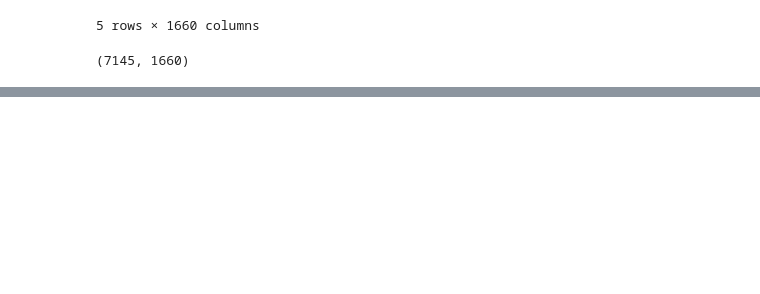
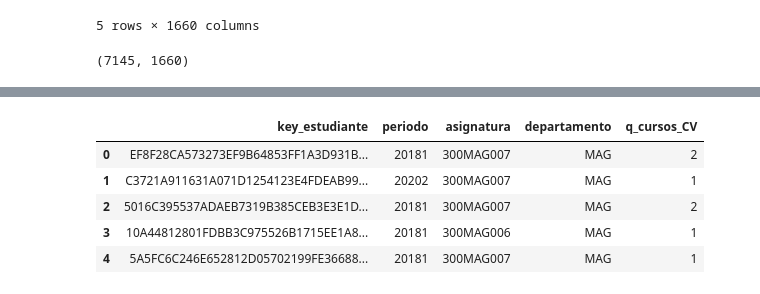
Before and after one commit to jaimereinoso2/pg2, a Jupyter notebook: prepararDATOS.ipynb, the cells around one changed output, grey strips where cells are left out. Saved outputs shown, nothing was run; the diff lists cells and outputs as text; code cells hidden in the pictures; blank space fills up the shorter version.

```diff
--- a/prepararDATOS.ipynb
+++ b/prepararDATOS.ipynb
@@ -644,0 +696,26 @@ print(DATOS.shape)
+# %%
+DATOS = pd.read_pickle('checkPoints/DATOS9.pkl')
+
+query = """
+    SELECT ma.key_estudiante, ma.periodo, ma.asignatura, ma2.departamento, count(*) q_cursos_CV
+    FROM f_matriculasAsignaturas ma
+    INNER JOIN f_periodos p
+    ON p.periodo = ma.periodo
+    INNER JOIN f_matriculasAsignaturas ma2
+    ON ma2.key_estudiante = ma.key_estudiante
+    INNER JOIN  f_periodos p2
+    ON p2.periodo = ma2.periodo
+    WHERE ma.analizar = 1						-- tomamos en cuenta solo las asignaturas de interés
+    AND p2.tipo ='CV'							-- los periodos anteriores solo se toman en cuenta los tipo CV
+    AND p2.orden < p.orden						-- solo tomamos en cuenta periodos anteriores al periodo de la asig
+    GROUP BY ma.key_estudiante, ma.periodo, ma.asignatura, ma2.departamento;
+    """
+temp = pd.read_sql(query, con=motor)
+temp.head()
+# %% [output]
+|  | key_estudiante | periodo | asignatura | departamento | q_cursos_CV |
+| 0 | EF8F28CA573273EF9B64853FF1A3D931B... | 20181 | 300MAG007 | MAG | 2 |
+| 1 | C3721A911631A071D1254123E4FDEAB99... | 20202 | 300MAG007 | MAG | 1 |
+| 2 | 5016C395537ADAEB7319B385CEB3E3E1D... | 20181 | 300MAG007 | MAG | 2 |
+| 3 | 10A44812801FDBB3C975526B1715EE1A8... | 20181 | 300MAG006 | MAG | 1 |
+| 4 | 5A5FC6C246E652812D05702199FE36688... | 20181 | 300MAG007 | MAG | 1 |
```
Also changed, not shown: parts of 12 cells of this notebook, 1 other file.
